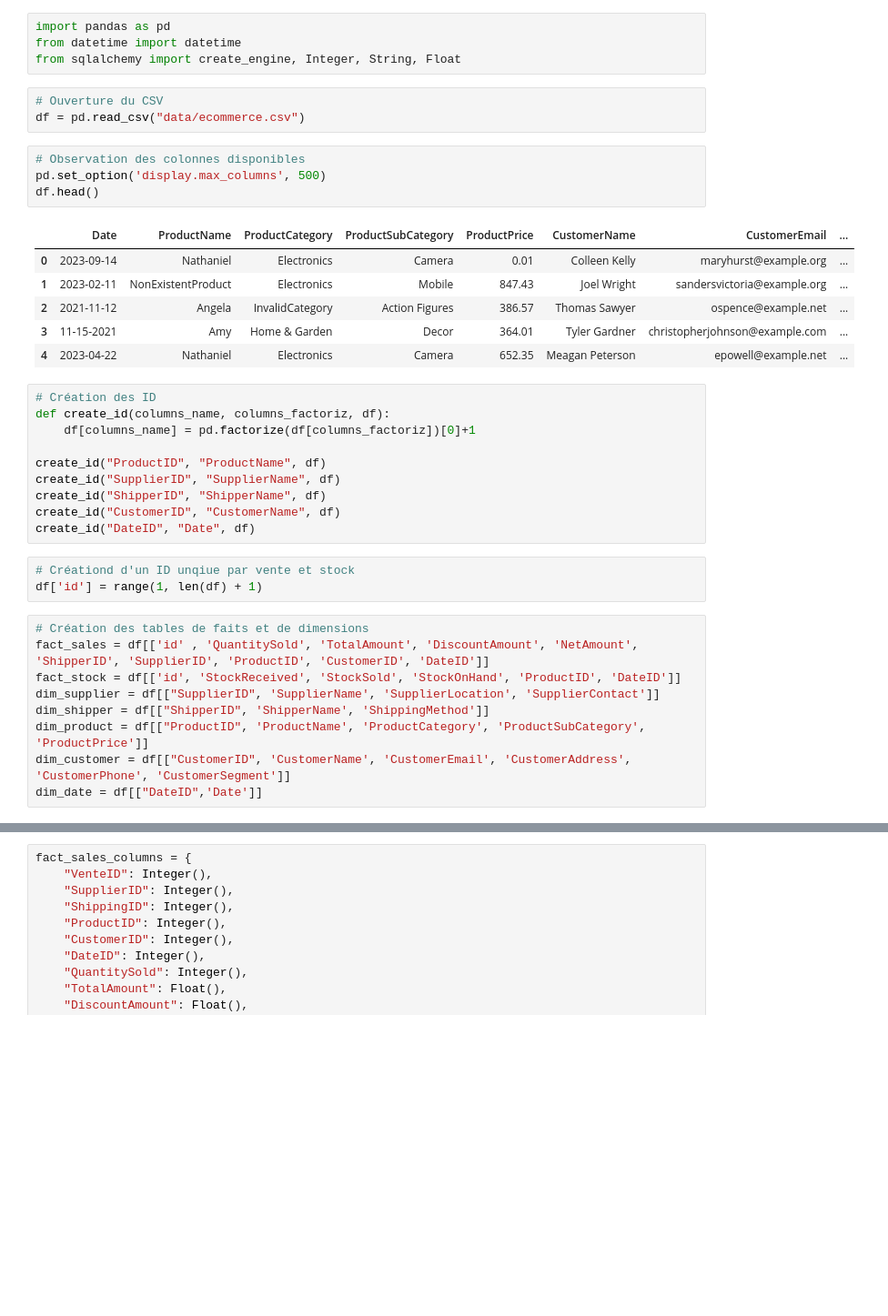
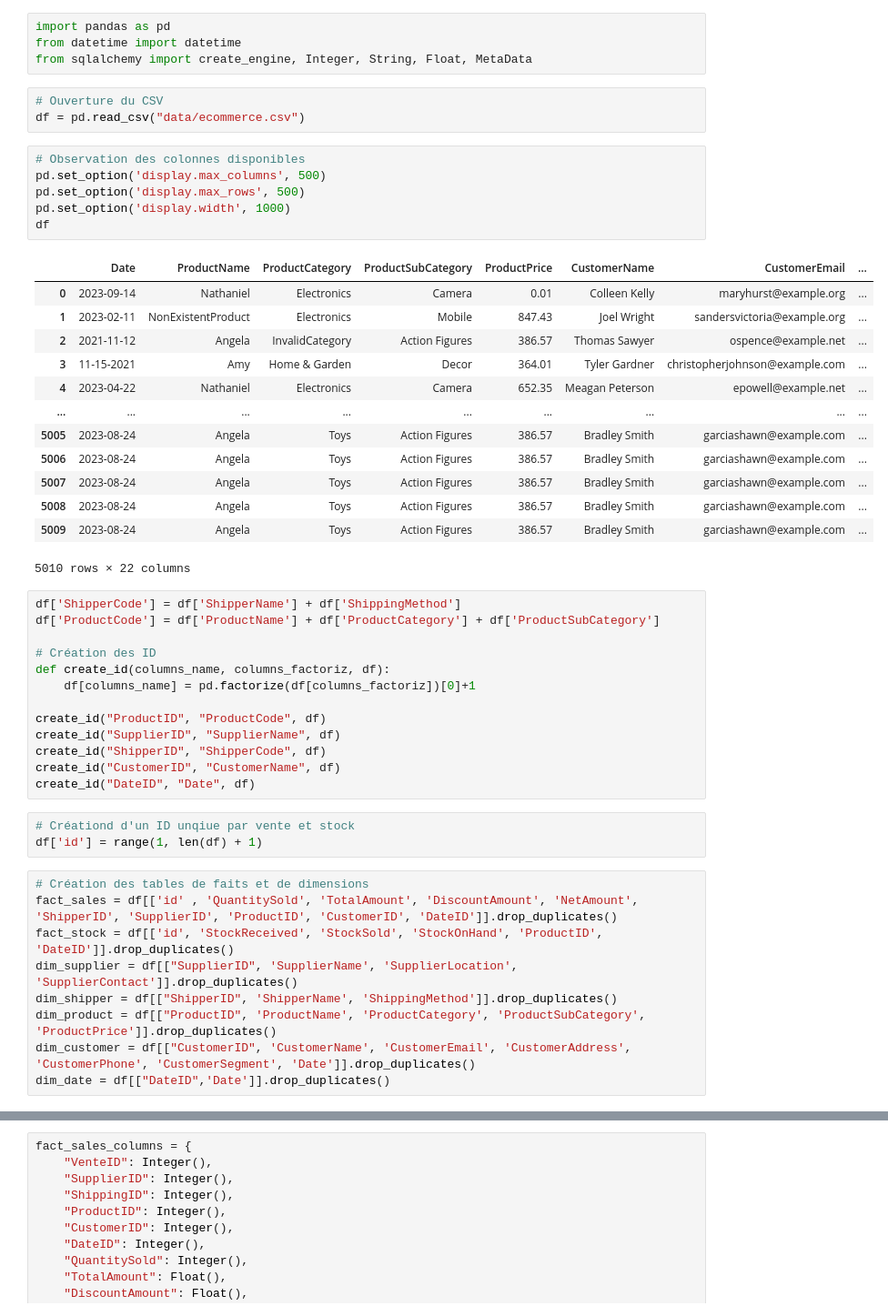
Before and after one commit to Flobrt/brief_manel, a Jupyter notebook: brief_datawarehouse/partie_1.ipynb, the cells around one changed output, grey strips where cells are left out. Shown: that part at 91% size. Drawn from its saved outputs; the diff is of its cells as text; blank space fills up the shorter version.

```diff
--- a/brief_datawarehouse/partie_1.ipynb
+++ b/brief_datawarehouse/partie_1.ipynb
@@ -1,29 +1,41 @@
 # %%
 import pandas as pd
 from datetime import datetime
-from sqlalchemy import create_engine, Integer, String, Float
+from sqlalchemy import create_engine, Integer, String, Float, MetaData
 # %%
 # Ouverture du CSV
 df = pd.read_csv("data/ecommerce.csv")
 # %%
 # Observation des colonnes disponibles
 pd.set_option('display.max_columns', 500)
-df.head()
+pd.set_option('display.max_rows', 500)
+pd.set_option('display.width', 1000)
+df
 # %% [output]
 |  | Date | ProductName | ProductCategory | ProductSubCategory | ProductPrice | CustomerName | CustomerEmail | ... |
 | 0 | 2023-09-14 | Nathaniel | Electronics | Camera | 0.01 | Colleen Kelly | maryhurst@example.org | ... |
 | 1 | 2023-02-11 | NonExistentProduct | Electronics | Mobile | 847.43 | Joel Wright | sandersvictoria@example.org | ... |
 | 2 | 2021-11-12 | Angela | InvalidCategory | Action Figures | 386.57 | Thomas Sawyer | ospence@example.net | ... |
 | 3 | 11-15-2021 | Amy | Home & Garden | Decor | 364.01 | Tyler Gardner | christopherjohnson@example.com | ... |
 | 4 | 2023-04-22 | Nathaniel | Electronics | Camera | 652.35 | Meagan Peterson | epowell@example.net | ... |
+| ... | ... | ... | ... | ... | ... | ... | ... | ... |
+| 5005 | 2023-08-24 | Angela | Toys | Action Figures | 386.57 | Bradley Smith | garciashawn@example.com | ... |
+| 5006 | 2023-08-24 | Angela | Toys | Action Figures | 386.57 | Bradley Smith | garciashawn@example.com | ... |
+| 5007 | 2023-08-24 | Angela | Toys | Action Figures | 386.57 | Bradley Smith | garciashawn@example.com | ... |
+| 5008 | 2023-08-24 | Angela | Toys | Action Figures | 386.57 | Bradley Smith | garciashawn@example.com | ... |
+| 5009 | 2023-08-24 | Angela | Toys | Action Figures | 386.57 | Bradley Smith | garciashawn@example.com | ... |
+5010 rows × 22 columns
 # %%
+df['ShipperCode'] = df['ShipperName'] + df['ShippingMethod']
+df['ProductCode'] = df['ProductName'] + df['ProductCategory'] + df['ProductSubCategory']
+
 # Création des ID
 def create_id(columns_name, columns_factoriz, df):
     df[columns_name] = pd.factorize(df[columns_factoriz])[0]+1
 
-create_id("ProductID", "ProductName", df)
+create_id("ProductID", "ProductCode", df)
 create_id("SupplierID", "SupplierName", df)
-create_id("ShipperID", "ShipperName", df)
+create_id("ShipperID", "ShipperCode", df)
 create_id("CustomerID", "CustomerName", df)
 create_id("DateID", "Date", df)
 # %%
@@ -31,10 +43,10 @@ create_id("DateID", "Date", df)
 df['id'] = range(1, len(df) + 1)
 # %%
 # Création des tables de faits et de dimensions
-fact_sales = df[['id' , 'QuantitySold', 'TotalAmount', 'DiscountAmount', 'NetAmount', 'ShipperID', 'SupplierID', 'ProductID', 'CustomerID', 'DateID']]
-fact_stock = df[['id', 'StockReceived', 'StockSold', 'StockOnHand', 'ProductID', 'DateID']]
-dim_supplier = df[["SupplierID", 'SupplierName', 'SupplierLocation', 'SupplierContact']]
-dim_shipper = df[["ShipperID", 'ShipperName', 'ShippingMethod']]
-dim_product = df[["ProductID", 'ProductName', 'ProductCategory', 'ProductSubCategory', 'ProductPrice']]
-dim_customer = df[["CustomerID", 'CustomerName', 'CustomerEmail', 'CustomerAddress', 'CustomerPhone', 'CustomerSegment']]
-dim_date = df[["DateID",'Date']]
+fact_sales = df[['id' , 'QuantitySold', 'TotalAmount', 'DiscountAmount', 'NetAmount', 'ShipperID', 'SupplierID', 'ProductID', 'CustomerID', 'DateID']].drop_duplicates()
+fact_stock = df[['id', 'StockReceived', 'StockSold', 'StockOnHand', 'ProductID', 'DateID']].drop_duplicates()
+dim_supplier = df[["SupplierID", 'SupplierName', 'SupplierLocation', 'SupplierContact']].drop_duplicates()
+dim_shipper = df[["ShipperID", 'ShipperName', 'ShippingMethod']].drop_duplicates()
+dim_product = df[["ProductID", 'ProductName', 'ProductCategory', 'ProductSubCategory', 'ProductPrice']].drop_duplicates()
+dim_customer = df[["CustomerID", 'CustomerName', 'CustomerEmail', 'CustomerAddress', 'CustomerPhone', 'CustomerSegment', 'Date']].drop_duplicates()
+dim_date = df[["DateID",'Date']].drop_duplicates()
```
Also changed, not shown: parts of 10 cells of this notebook, 2 other files.
